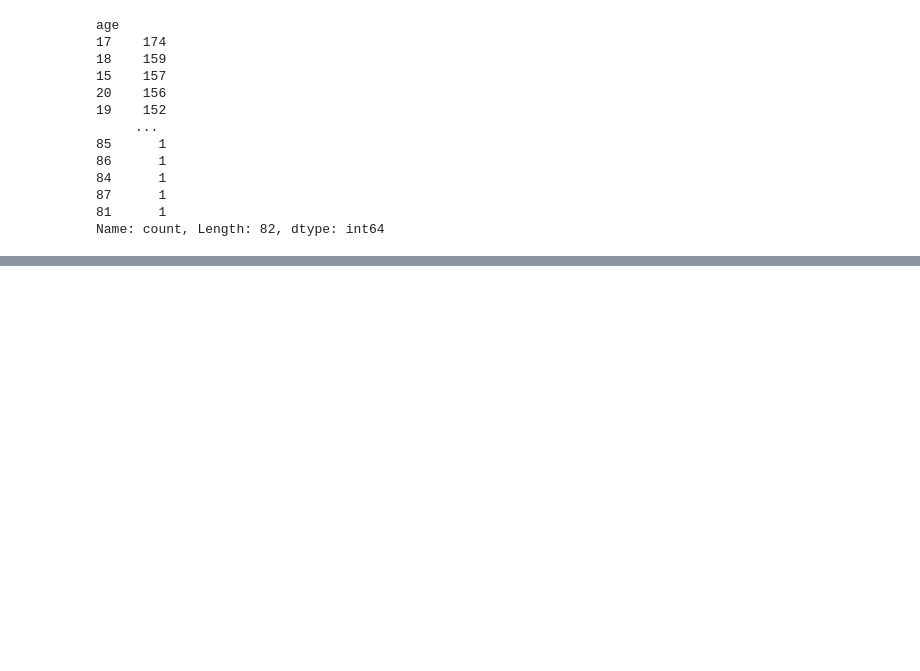
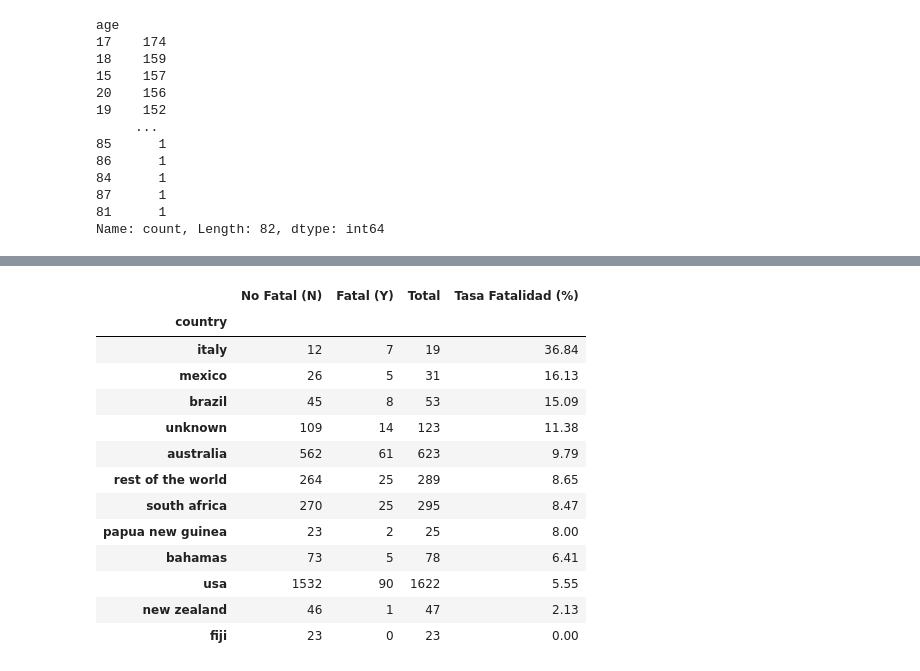
Before and after one commit to ignaciosabatell/Project-Shark-Attacks, a Jupyter notebook: Sharks_Attacks.ipynb, the cells around one changed output, grey strips where cells are left out. Saved outputs shown, nothing was run; the diff lists cells and outputs as text; code cells hidden in the pictures; blank space fills up the shorter version.

```diff
--- a/Sharks_Attacks.ipynb
+++ b/Sharks_Attacks.ipynb
@@ -555,0 +639,30 @@ Name: count, Length: 82, dtype: int64
+# %%
+df_fatalidad_por_pais = df.groupby(['country', 'fatal_y/n']).size().unstack(fill_value=0)
+
+df_fatalidad_por_pais.columns.name = None
+df_fatalidad_por_pais.columns = ['No Fatal (N)', 'Fatal (Y)', 'Unknown']
+# %%
+df_fatalidad_por_pais['Total'] = df_fatalidad_por_pais['No Fatal (N)'] + df_fatalidad_por_pais['Fatal (Y)']
+# %%
+df_fatalidad_por_pais['Tasa Fatalidad (%)'] = (df_fatalidad_por_pais['Fatal (Y)'] / df_fatalidad_por_pais['Total']) * 100
+df_fatalidad_por_pais['Tasa Fatalidad (%)'] = df_fatalidad_por_pais['Tasa Fatalidad (%)'].round(2)
+df_fatalidad_por_pais = df_fatalidad_por_pais.sort_values(by='Tasa Fatalidad (%)', ascending=False)
+# %%
+df_clean_1 = df_fatalidad_por_pais.drop(columns=['Unknown'])
+df_clean_1 = df_fatalidad_por_pais.drop('Unknown', axis=1)
+df_clean_1
+# %% [output]
+|  | No Fatal (N) | Fatal (Y) | Total | Tasa Fatalidad (%) |
+| country |  |  |  |  |
+| italy | 12 | 7 | 19 | 36.84 |
+| mexico | 26 | 5 | 31 | 16.13 |
+| brazil | 45 | 8 | 53 | 15.09 |
+| unknown | 109 | 14 | 123 | 11.38 |
+| australia | 562 | 61 | 623 | 9.79 |
+| rest of the world | 264 | 25 | 289 | 8.65 |
+| south africa | 270 | 25 | 295 | 8.47 |
+| papua new guinea | 23 | 2 | 25 | 8.00 |
+| bahamas | 73 | 5 | 78 | 6.41 |
+| usa | 1532 | 90 | 1622 | 5.55 |
+| new zealand | 46 | 1 | 47 | 2.13 |
+| fiji | 23 | 0 | 23 | 0.00 |
```
Also changed, not shown: parts of 18 cells of this notebook.
